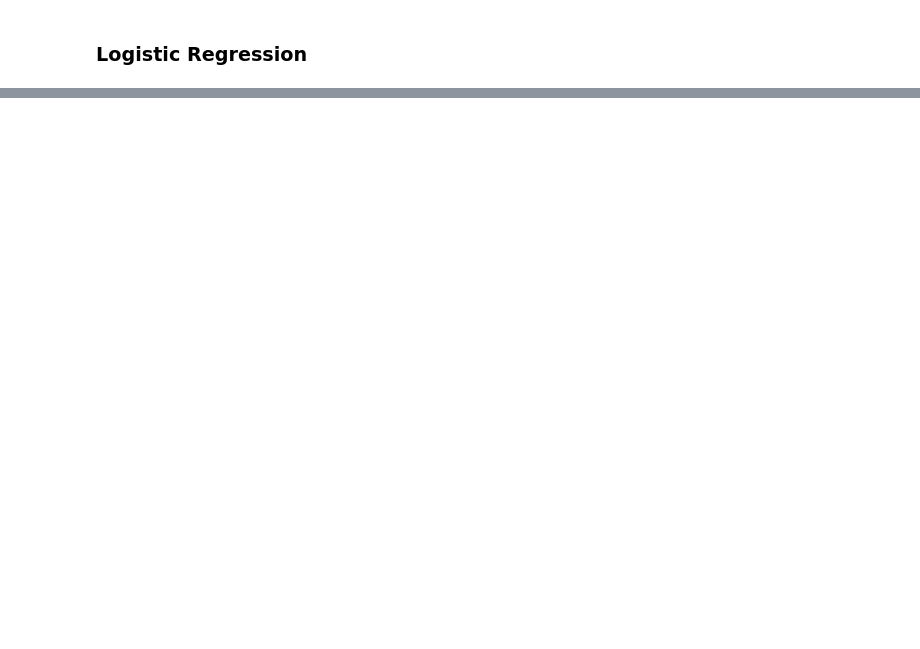
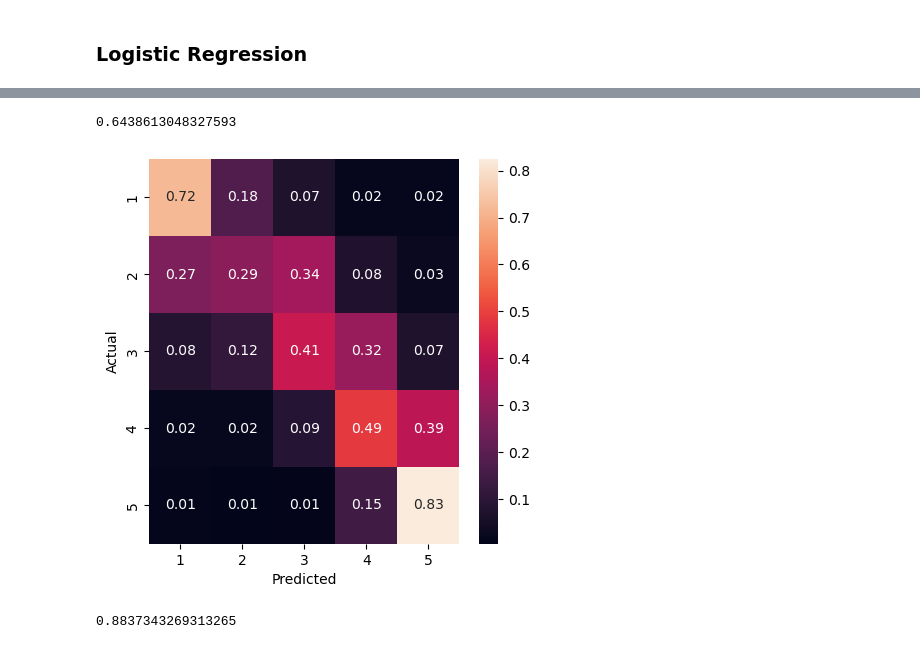
Before and after one commit to essetetsahai/capstone-yelp, a Jupyter notebook: notebooks/05_TF-IDF.ipynb, the cells around one changed output, grey strips where cells are left out. Drawn from its saved outputs; the diff is of its cells as text; code cells hidden in the pictures; blank space fills up the shorter version.

Commit message:
countvectorizer and nb

```diff
--- a/notebooks/05_TF-IDF.ipynb
+++ b/notebooks/05_TF-IDF.ipynb
@@ -192,0 +253,11 @@ print(classification_report(y_test, y_test_pred))
+# %%
+X = df[['text']]
+y = df['review_stars']
+
+X_train, X_test, y_train, y_test = train_test_split(X, y, random_state = 321, stratify = y)
+# %%
+%%time
+vect = CountVectorizer()
+
+X_train_vec = vect.fit_transform(X_train['text'])
+X_test_vec = vect.transform(X_test['text'])
@@ -192,0 +271,3 @@ print(classification_report(y_test, y_test_pred))
+# %%
+%%time
+nb = MultinomialNB().fit(X_train_vec, y_train)
@@ -192,0 +277,21 @@ print(classification_report(y_test, y_test_pred))
+# %%
+y_pred = nb.predict(X_test_vec)
+# %%
+from sklearn.metrics import accuracy_score
+accuracy_score(y_test, y_pred)
+# %% [output]
+0.6438613048327593
+# %%
+cm = confusion_matrix(y_test, y_pred)
+# Normalise
+cmn = cm.astype('float') / cm.sum(axis=1)[:, np.newaxis]
+fig, ax = plt.subplots(figsize=(5, 5))
+sns.heatmap(cmn, annot=True, fmt='.2f')
+plt.ylabel('Actual')
+plt.xlabel('Predicted')
+ax.xaxis.set_ticklabels(['1', '2', '3', '4', '5'])
+ax.yaxis.set_ticklabels(['1', '2', '3', '4', '5'])
+
+plt.show(block=False)
+# %% [output]
+[figure, added]
@@ -192,0 +314,4 @@ print(classification_report(y_test, y_test_pred))
+# %%
+accuracy_score(y_test, y_pred)
+# %% [output]
+0.8837343269313265
```
Also changed, not shown: parts of 28 cells of this notebook.
